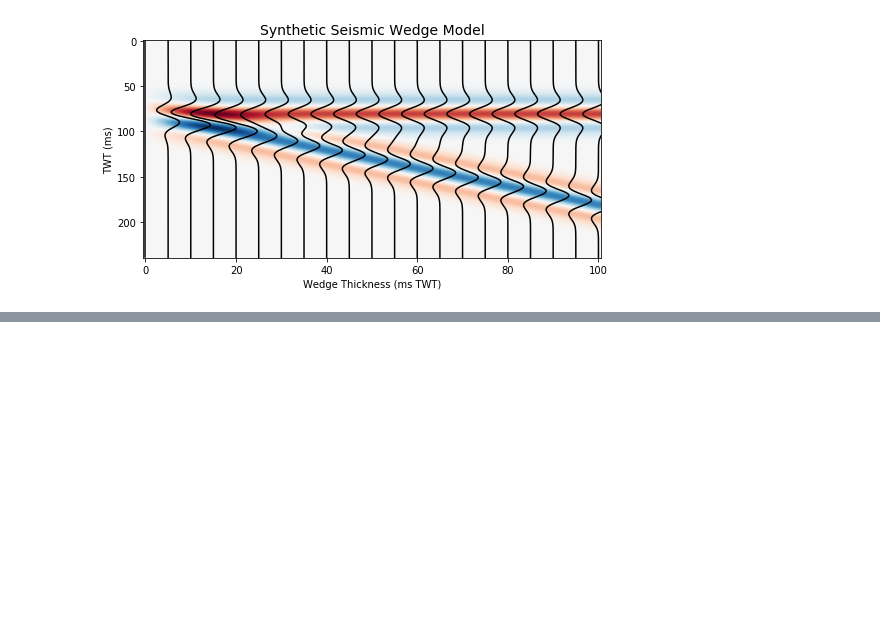
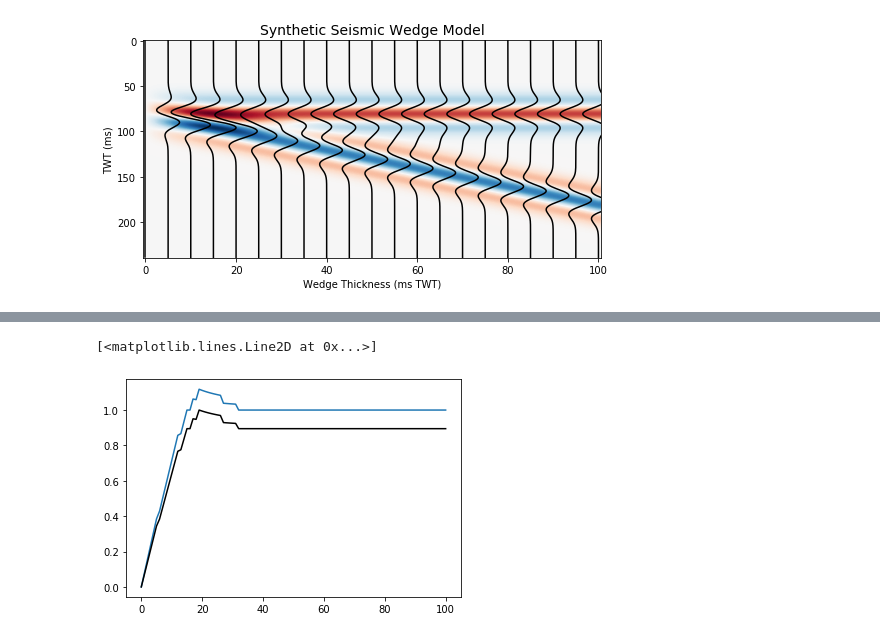
Before and after one commit to bdowdell/flask_pyseistuned, a Jupyter notebook: nb/image_plots.ipynb, the cells around one changed output, grey strips where cells are left out. Drawn from its saved outputs; the diff is of its cells as text; code cells hidden in the pictures; blank space fills up the shorter version.

```diff
--- a/nb/image_plots.ipynb
+++ b/nb/image_plots.ipynb
@@ -182,0 +359,8 @@ plt.savefig('../pyseistuned/static/img/synthetic_wedge_model.png', dpi=300, edge
+# %%
+sn2g_uncorr = wedge_thickness / apparent_wedge_thickness
+sn2g = (sn2g_uncorr - np.min(sn2g_uncorr)) / (np.max(sn2g_uncorr) - np.min(sn2g_uncorr))
+plt.plot(wedge_thickness, sn2g_uncorr)
+plt.plot(wedge_thickness, sn2g, 'k')
+# %% [output]
+[<matplotlib.lines.Line2D at 0x...>]
+[figure, added]
```
Also changed, not shown: parts of 7 cells of this notebook.
